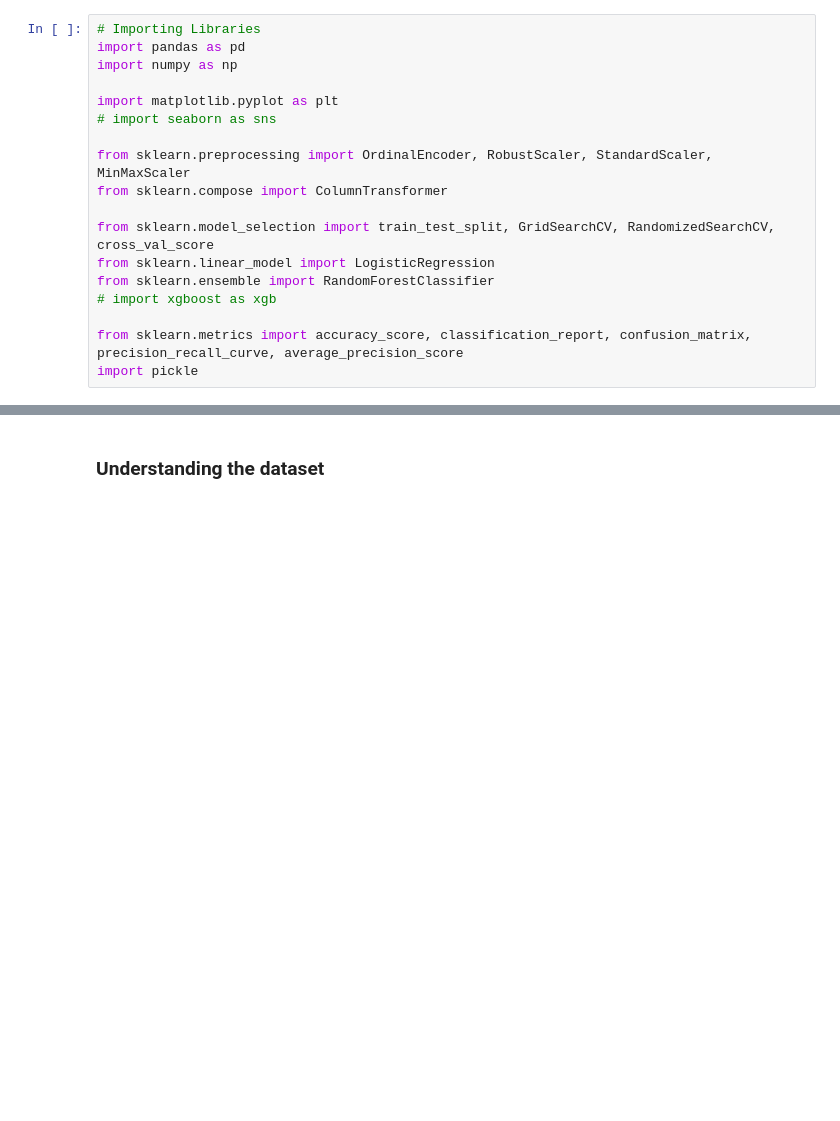
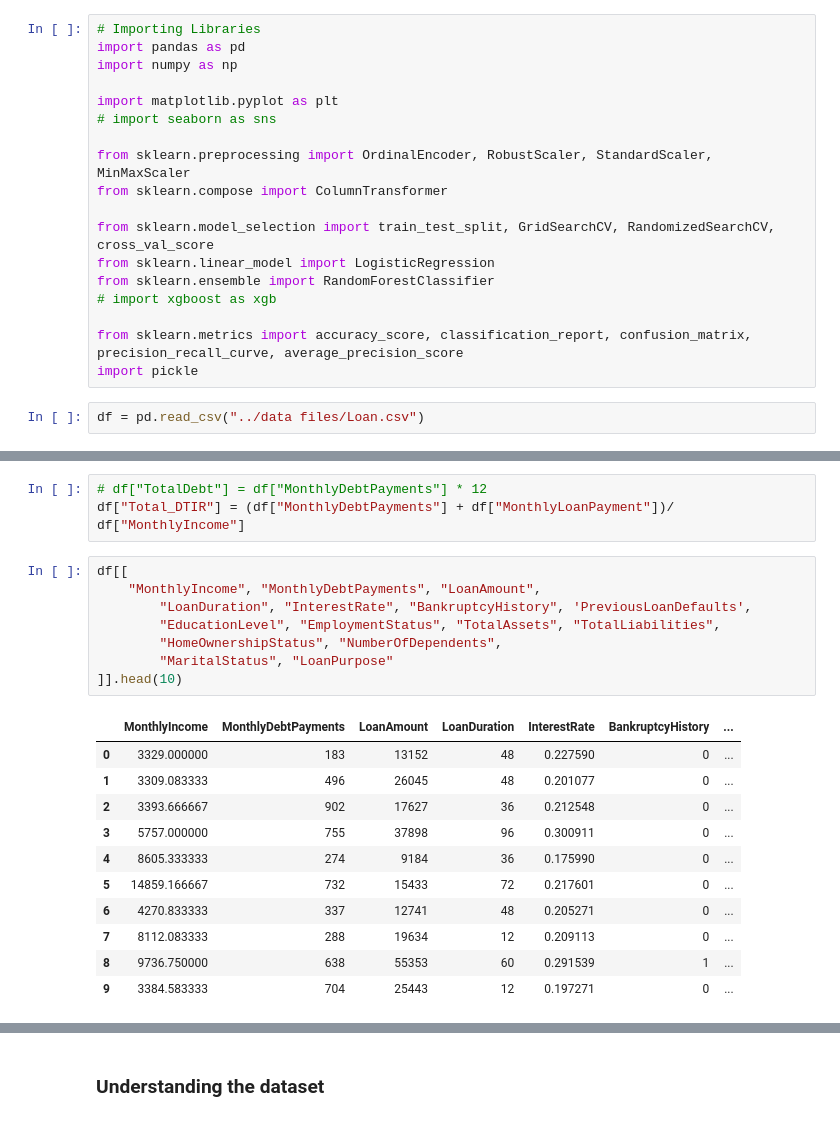
Before and after one commit to GauriR011/Financial-Risk-for-Loan-Approval, a Jupyter notebook: notebooks/original.ipynb, the cells around one changed output, grey strips where cells are left out. Saved outputs shown, nothing was run; the diff lists cells and outputs as text; blank space fills up the shorter version.

```diff
--- a/notebooks/original.ipynb
+++ b/notebooks/original.ipynb
@@ -44,3 +44,5 @@ from sklearn.ensemble import RandomForestClassifier
 
 from sklearn.metrics import accuracy_score, classification_report, confusion_matrix, precision_recall_curve, average_precision_score
 import pickle
+# %%
+df = pd.read_csv("../data files/Loan.csv")
@@ -46,0 +69,23 @@ import pickle
+# %%
+# df["TotalDebt"] = df["MonthlyDebtPayments"] * 12
+df["Total_DTIR"] = (df["MonthlyDebtPayments"] + df["MonthlyLoanPayment"])/ df["MonthlyIncome"]
+# %%
+df[[
+    "MonthlyIncome", "MonthlyDebtPayments", "LoanAmount",
+        "LoanDuration", "InterestRate", "BankruptcyHistory", 'PreviousLoanDefaults',
+        "EducationLevel", "EmploymentStatus", "TotalAssets", "TotalLiabilities",
+        "HomeOwnershipStatus", "NumberOfDependents",
+        "MaritalStatus", "LoanPurpose"
+]].head(10)
+# %% [output]
+|  | MonthlyIncome | MonthlyDebtPayments | LoanAmount | LoanDuration | InterestRate | BankruptcyHistory | ... |
+| 0 | 3329.000000 | 183 | 13152 | 48 | 0.227590 | 0 | ... |
+| 1 | 3309.083333 | 496 | 26045 | 48 | 0.201077 | 0 | ... |
+| 2 | 3393.666667 | 902 | 17627 | 36 | 0.212548 | 0 | ... |
+| 3 | 5757.000000 | 755 | 37898 | 96 | 0.300911 | 0 | ... |
+| 4 | 8605.333333 | 274 | 9184 | 36 | 0.175990 | 0 | ... |
+| 5 | 14859.166667 | 732 | 15433 | 72 | 0.217601 | 0 | ... |
+| 6 | 4270.833333 | 337 | 12741 | 48 | 0.205271 | 0 | ... |
+| 7 | 8112.083333 | 288 | 19634 | 12 | 0.209113 | 0 | ... |
+| 8 | 9736.750000 | 638 | 55353 | 60 | 0.291539 | 1 | ... |
+| 9 | 3384.583333 | 704 | 25443 | 12 | 0.197271 | 0 | ... |
```
Also changed, not shown: parts of 2 cells of this notebook, 11 other files.
